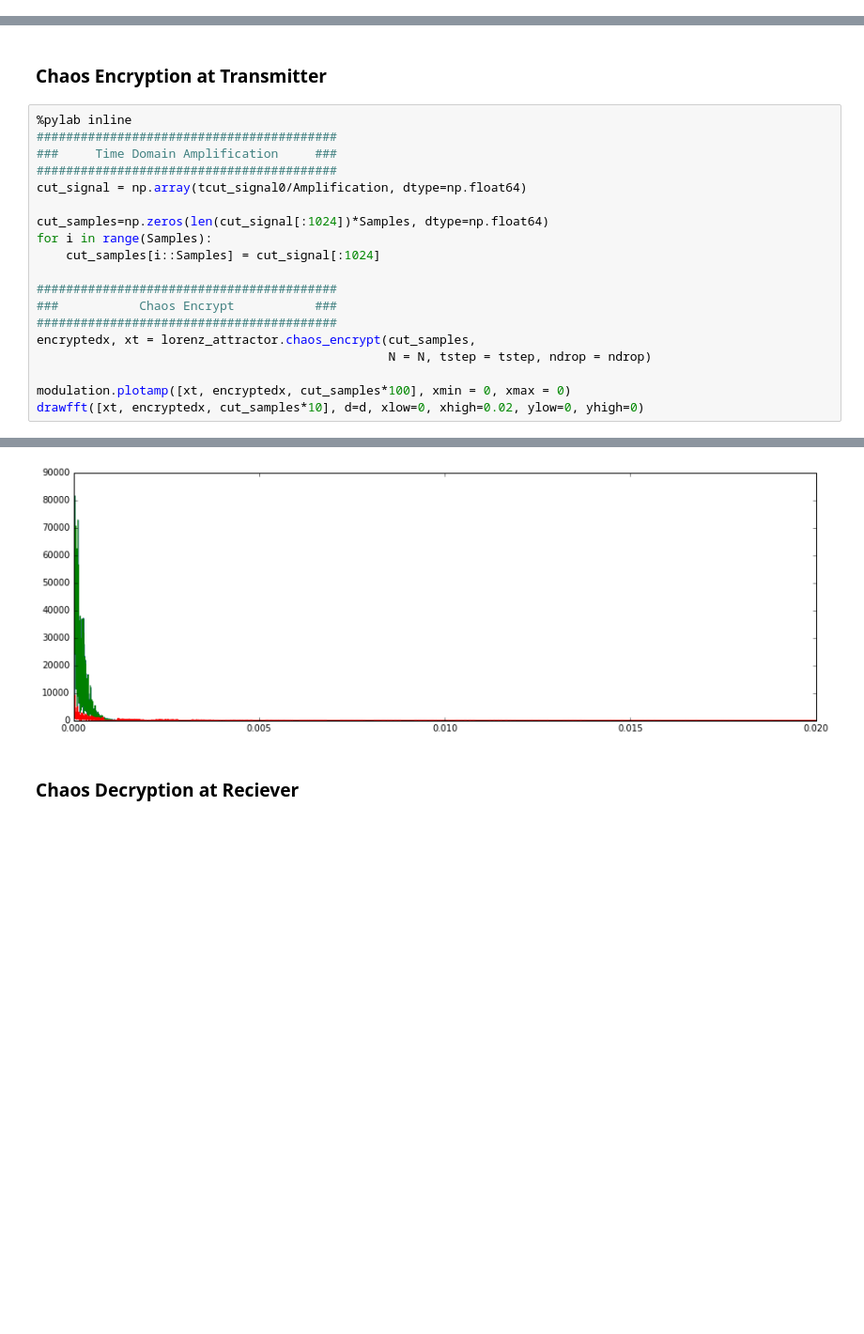
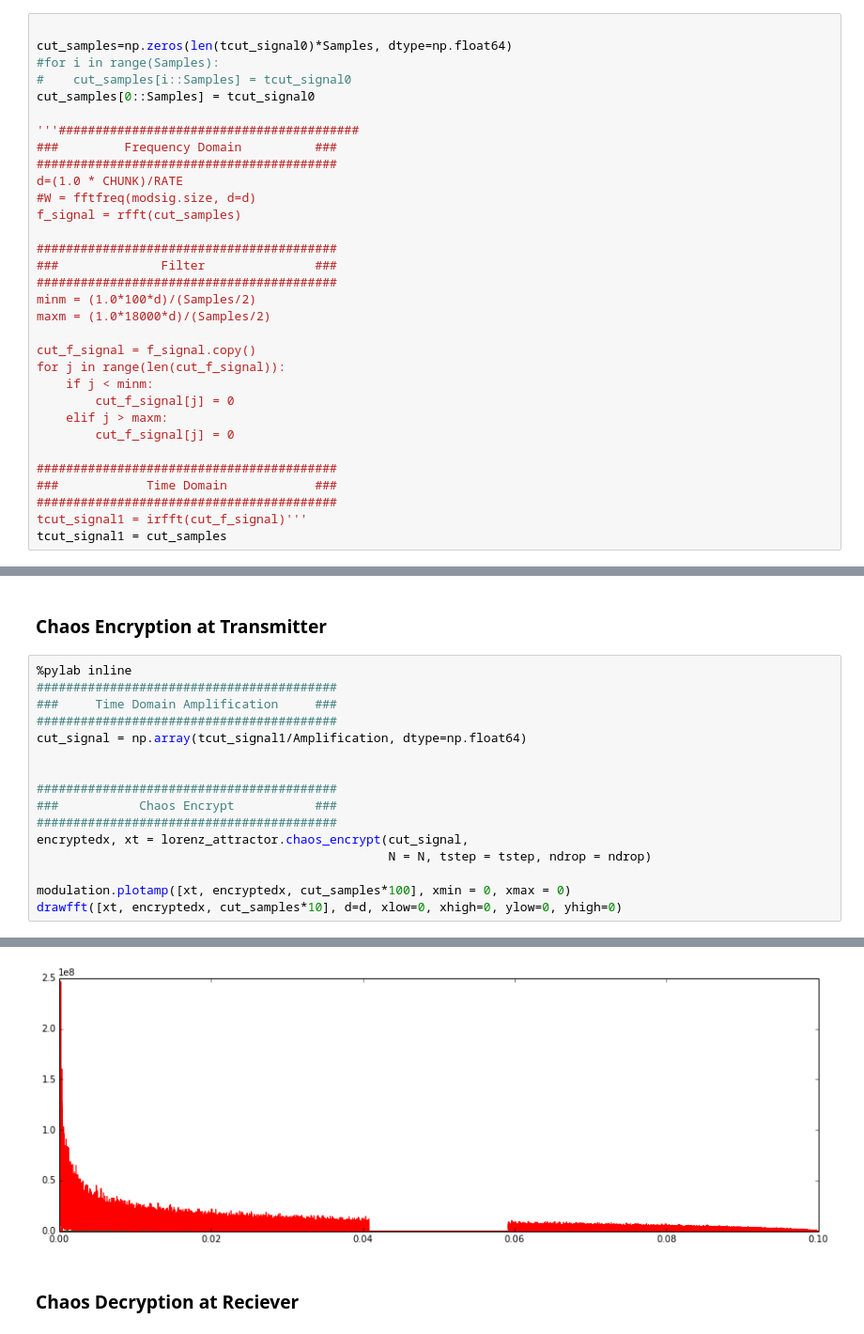
Before and after one commit to abhisheietk/crypto-chaotic, a Jupyter notebook: doc/demo.ipynb, the cells around one changed output, grey strips where cells are left out. Shown at 94% size. Drawn from its saved outputs; the diff is of its cells as text; blank space fills up the shorter version.

```diff
--- a/doc/demo.ipynb
+++ b/doc/demo.ipynb
@@ -96,3 +98,35 @@ for j in range(len(cut_f_signal)):
 ###            Time Domain            ###
 #########################################
 tcut_signal0 = irfft(cut_f_signal)
+# %%
+
+cut_samples=np.zeros(len(tcut_signal0)*Samples, dtype=np.float64)
+#for i in range(Samples):
+#    cut_samples[i::Samples] = tcut_signal0
+cut_samples[0::Samples] = tcut_signal0
+
+'''#########################################
+###         Frequency Domain          ###
+#########################################
+d=(1.0 * CHUNK)/RATE
+#W = fftfreq(modsig.size, d=d)
+f_signal = rfft(cut_samples)
+
+#########################################
+###              Filter               ###
+#########################################
+minm = (1.0*100*d)/(Samples/2)
+maxm = (1.0*18000*d)/(Samples/2)
+
+cut_f_signal = f_signal.copy()
+for j in range(len(cut_f_signal)):
+    if j < minm:
+        cut_f_signal[j] = 0
+    elif j > maxm:
+        cut_f_signal[j] = 0
+
+#########################################
+###            Time Domain            ###
+#########################################
+tcut_signal1 = irfft(cut_f_signal)'''
+tcut_signal1 = cut_samples
@@ -103,19 +159,16 @@ tcut_signal0 = irfft(cut_f_signal)
 #########################################
 ###     Time Domain Amplification     ###
 #########################################
-cut_signal = np.array(tcut_signal0/Amplification, dtype=np.float64)
+cut_signal = np.array(tcut_signal1/Amplification, dtype=np.float64)
 
-cut_samples=np.zeros(len(cut_signal[:1024])*Samples, dtype=np.float64)
-for i in range(Samples):
-    cut_samples[i::Samples] = cut_signal[:1024]
 
 #########################################
 ###           Chaos Encrypt           ###
 #########################################
-encryptedx, xt = lorenz_attractor.chaos_encrypt(cut_samples,
+encryptedx, xt = lorenz_attractor.chaos_encrypt(cut_signal,
                                                 N = N, tstep = tstep, ndrop = ndrop)
 
 modulation.plotamp([xt, encryptedx, cut_samples*100], xmin = 0, xmax = 0)
-drawfft([xt, encryptedx, cut_samples*10], d=d, xlow=0, xhigh=0.02, ylow=0, yhigh=0)
+drawfft([xt, encryptedx, cut_samples*10], d=d, xlow=0, xhigh=0, ylow=0, yhigh=0)
 # %% [output]
 Populating the interactive namespace from numpy and matplotlib
@@ -124,4 +183,4 @@ Populating the interactive namespace from numpy and matplotlib
-[figure, old version]
+[figure, new version]
 # %% [markdown]
 ### Chaos Decryption at Reciever
 # %%
```
Also changed, not shown: parts of 6 cells of this notebook, 4 other files.
